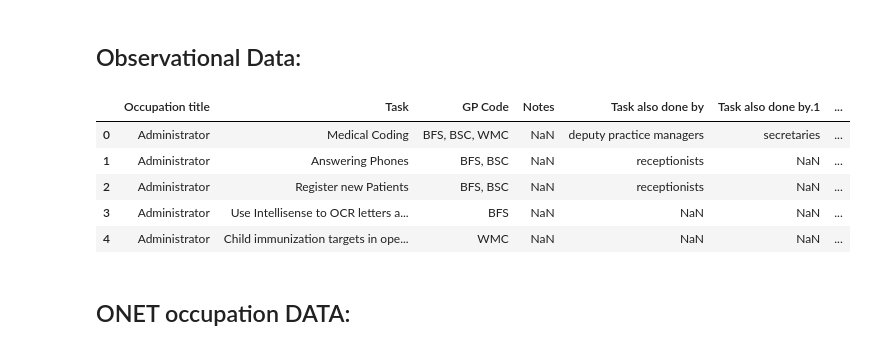
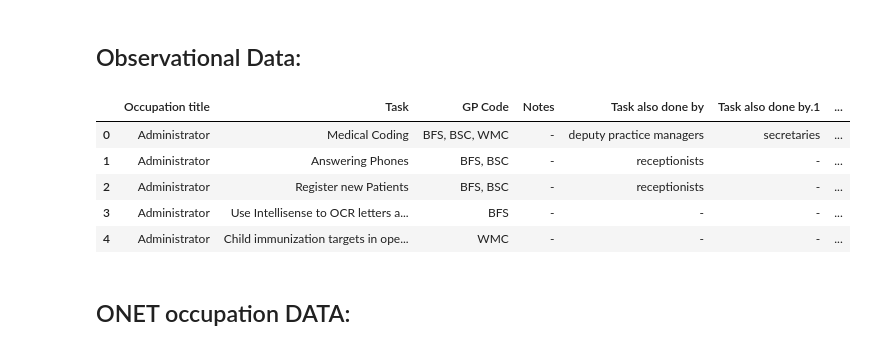
Before and after one commit to PDuckworth/FutureOf, a Jupyter notebook: FutureOfHealthcare/variable_investigation.ipynb, the cells around one changed output. Cells and saved outputs as stored; diff of their text form; code cells hidden in the pictures.

```diff
--- a/FutureOfHealthcare/variable_investigation.ipynb
+++ b/FutureOfHealthcare/variable_investigation.ipynb
@@ -14,23 +14,23 @@ Observational Data:
 # %%
 import os
 import pandas as pd
 import matplotlib.pyplot as plt
 %matplotlib inline
 
 datasets = '/home/paul/Datasets/ONET/'
 excel_doc = pd.ExcelFile(os.path.join(datasets, 'FoHC/Future of healthcare sample data.xlsx'))
-
-data = excel_doc.parse("Data")
+data = excel_doc.parse("Data").fillna("-")
 legend = excel_doc.parse("Legend")
 
 data.head()
+# legend.head()
 # %% [output]
 |  | Occupation title | Task | GP Code | Notes | Task also done by | Task also done by.1 | ... |
-| 0 | Administrator | Medical Coding | BFS, BSC, WMC | NaN | deputy practice managers | secretaries | ... |
-| 1 | Administrator | Answering Phones | BFS, BSC | NaN | receptionists | NaN | ... |
-| 2 | Administrator | Register new Patients | BFS, BSC | NaN | receptionists | NaN | ... |
-| 3 | Administrator | Use Intellisense to OCR letters a... | BFS | NaN | NaN | NaN | ... |
-| 4 | Administrator | Child immunization targets in ope... | WMC | NaN | NaN | NaN | ... |
+| 0 | Administrator | Medical Coding | BFS, BSC, WMC | - | deputy practice managers | secretaries | ... |
+| 1 | Administrator | Answering Phones | BFS, BSC | - | receptionists | - | ... |
+| 2 | Administrator | Register new Patients | BFS, BSC | - | receptionists | - | ... |
+| 3 | Administrator | Use Intellisense to OCR letters a... | BFS | - | - | - | ... |
+| 4 | Administrator | Child immunization targets in ope... | WMC | - | - | - | ... |
 # %% [markdown]
 ONET occupation DATA:
 ---
```
Also changed, not shown: parts of 23 cells of this notebook.
